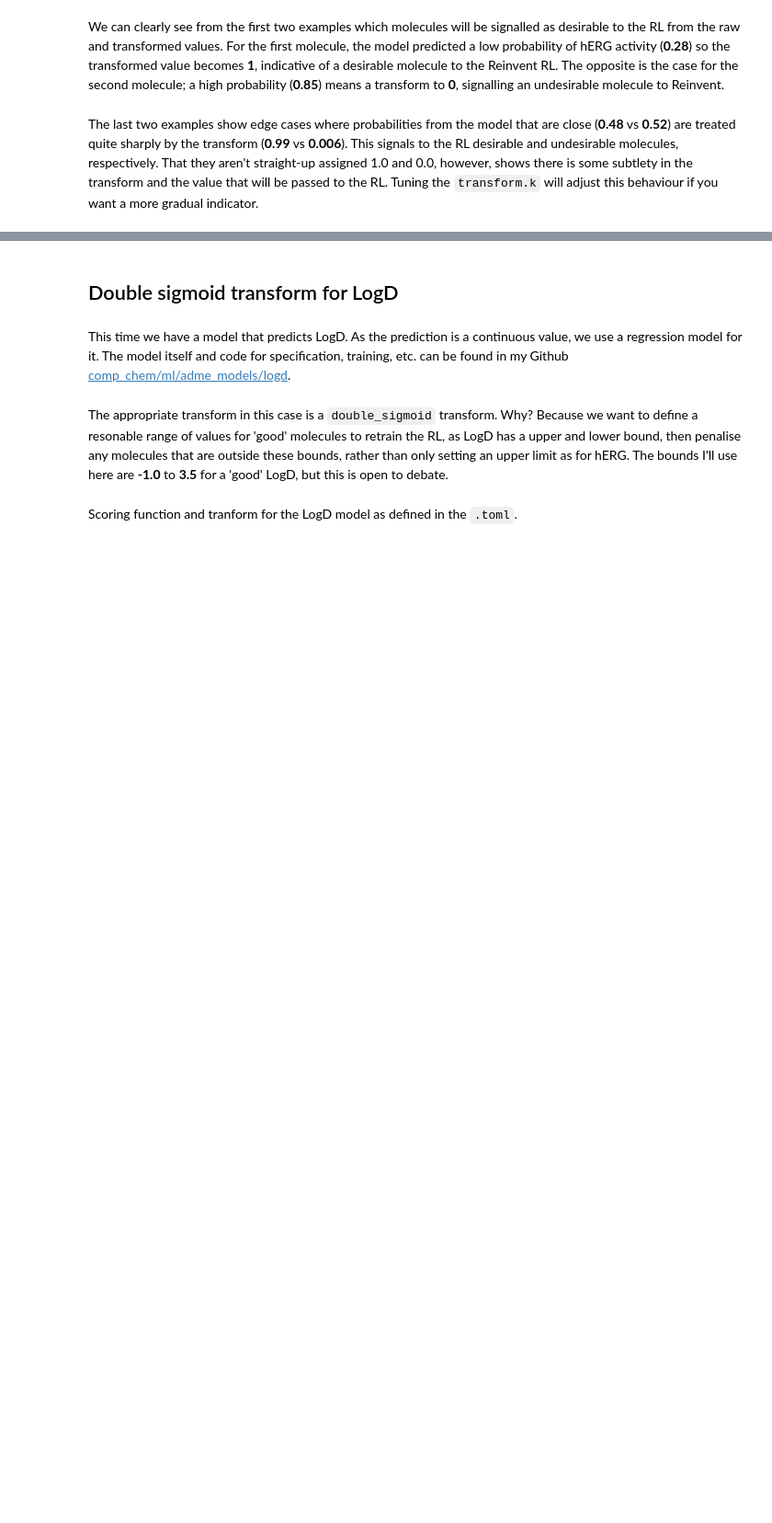
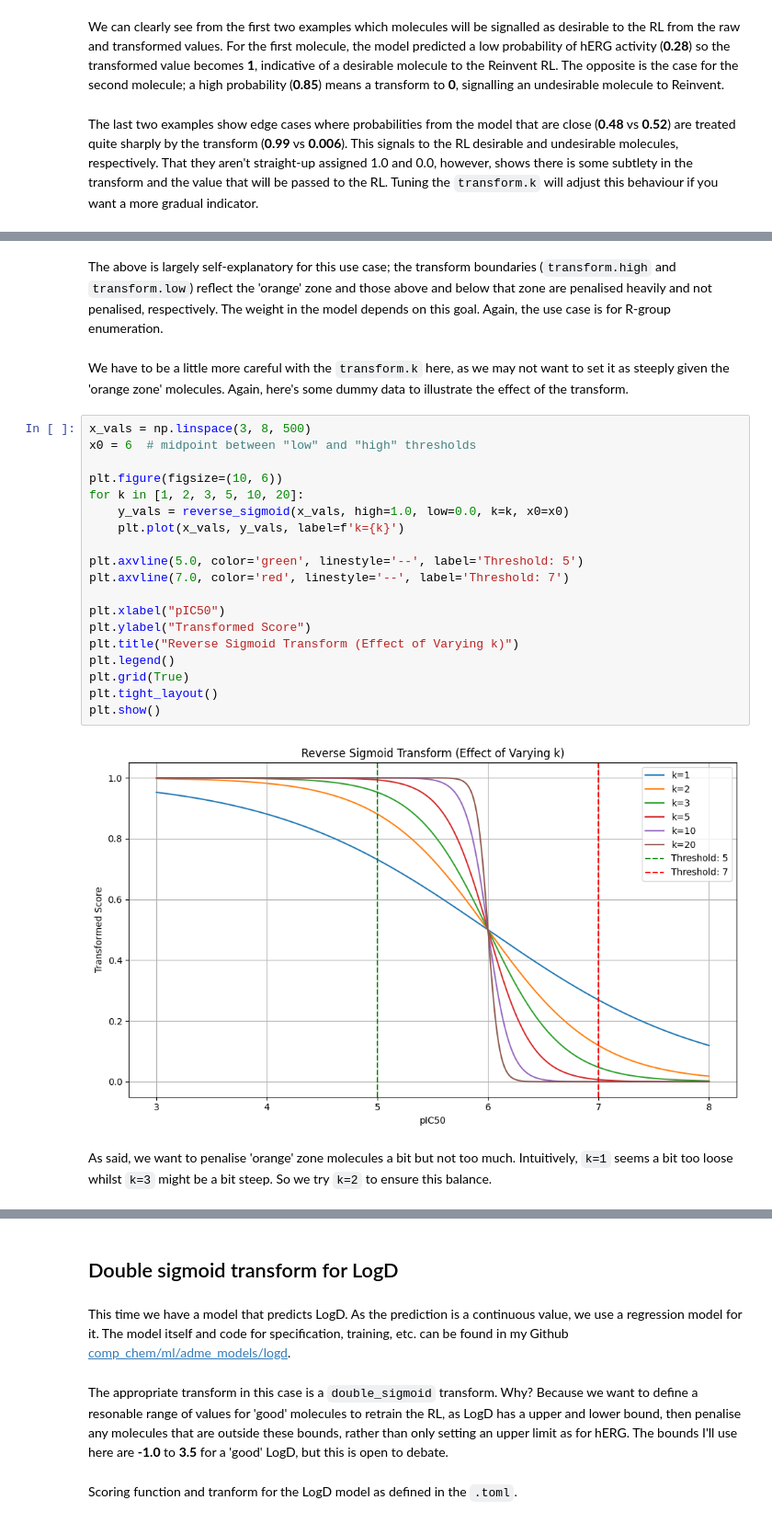
Before and after one commit to coreytaylorcompchem/comp_chem, a Jupyter notebook: generation/2025-08-29_tuning_reinvent.ipynb, the cells around one changed output, grey strips where cells are left out. Shown at 92% size. Cells and saved outputs as stored; diff of their text form; blank space fills up the shorter version.

```diff
--- a/generation/2025-08-29_tuning_reinvent.ipynb
+++ b/generation/2025-08-29_tuning_reinvent.ipynb
@@ -157,0 +183,27 @@ The last two examples show edge cases where probabilities from the model that ar
+# %% [markdown]
+The above is largely self-explanatory for this use case; the transform boundaries (`transform.high` and `transform.low`) reflect the 'orange' zone and those above and below that zone are penalised heavily and not penalised, respectively. The weight in the model depends on this goal. Again, the use case is for R-group enumeration.
+# %% [markdown]
+We have to be a little more careful with the `transform.k` here, as we may not want to set it as steeply given the 'orange zone' molecules. Again, here's some dummy data to illustrate the effect of the transform.
+# %%
+x_vals = np.linspace(3, 8, 500)
+x0 = 6  # midpoint between "low" and "high" thresholds
+
+plt.figure(figsize=(10, 6))
+for k in [1, 2, 3, 5, 10, 20]:
+    y_vals = reverse_sigmoid(x_vals, high=1.0, low=0.0, k=k, x0=x0)
+    plt.plot(x_vals, y_vals, label=f'k={k}')
+
+plt.axvline(5.0, color='green', linestyle='--', label='Threshold: 5')
+plt.axvline(7.0, color='red', linestyle='--', label='Threshold: 7')
+
+plt.xlabel("pIC50")
+plt.ylabel("Transformed Score")
+plt.title("Reverse Sigmoid Transform (Effect of Varying k)")
+plt.legend()
+plt.grid(True)
+plt.tight_layout()
+plt.show()
+# %% [output]
+[figure, added]
+# %% [markdown]
+As said, we want to penalise 'orange' zone molecules a bit but not too much. Intuitively, `k=1` seems a bit too loose whilst `k=3` might be a bit steep. So we try `k=2` to ensure this balance.
```
Also changed, not shown: parts of 22 cells of this notebook.
